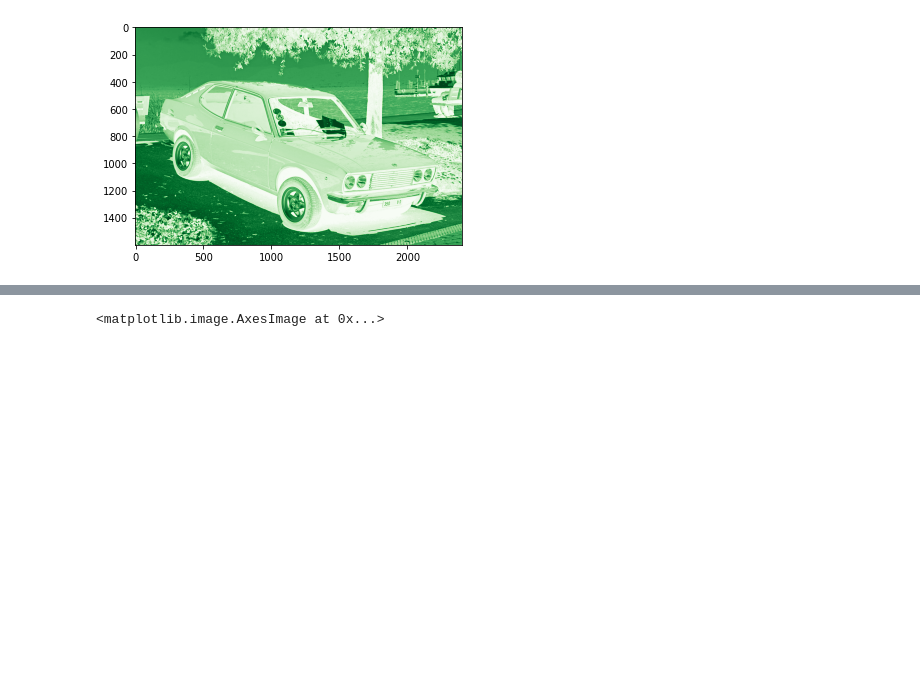
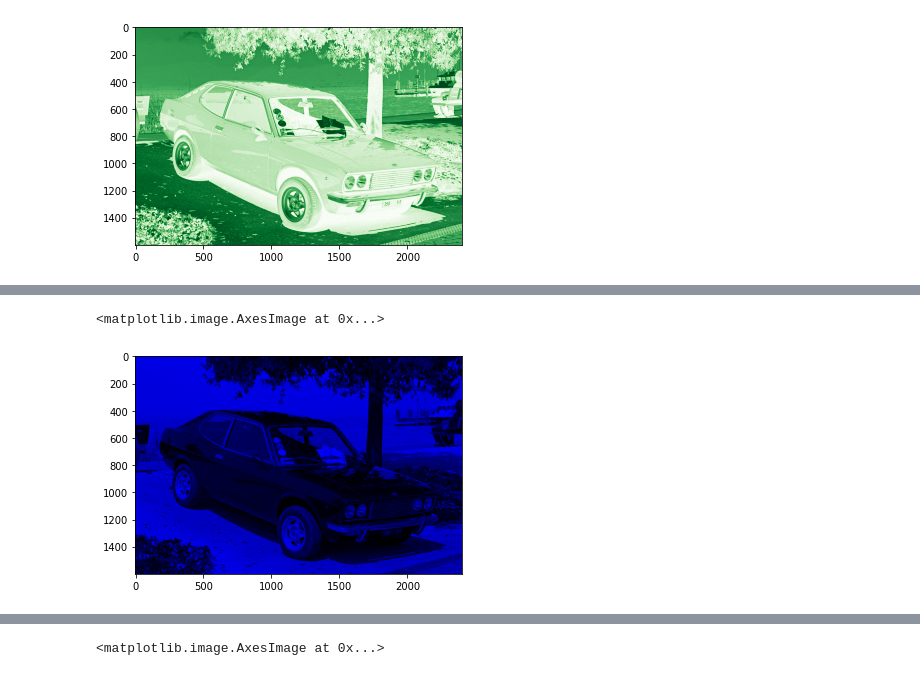
Before and after one commit to thananajem13/DL-, a Jupyter notebook: Numpy_Homework_Thana_Najem.ipynb, the cells around one changed output, grey strips where cells are left out. Saved outputs shown, nothing was run; the diff lists cells and outputs as text; code cells hidden in the pictures; blank space fills up the shorter version.

```diff
--- a/Numpy_Homework_Thana_Najem.ipynb
+++ b/Numpy_Homework_Thana_Najem.ipynb
@@ -67,0 +79,7 @@ plt.imshow(src_img[:,:,1], cmap='Greens')
+# %%
+colored_blue = np.zeros_like(src_img)
+colored_blue[:, :, 2] = src_img[:,:,2]
+plt.imshow(colored_blue)
+# %% [output]
+<matplotlib.image.AxesImage at 0x...>
+[figure, added]
```
Also changed, not shown: parts of 13 cells of this notebook.
